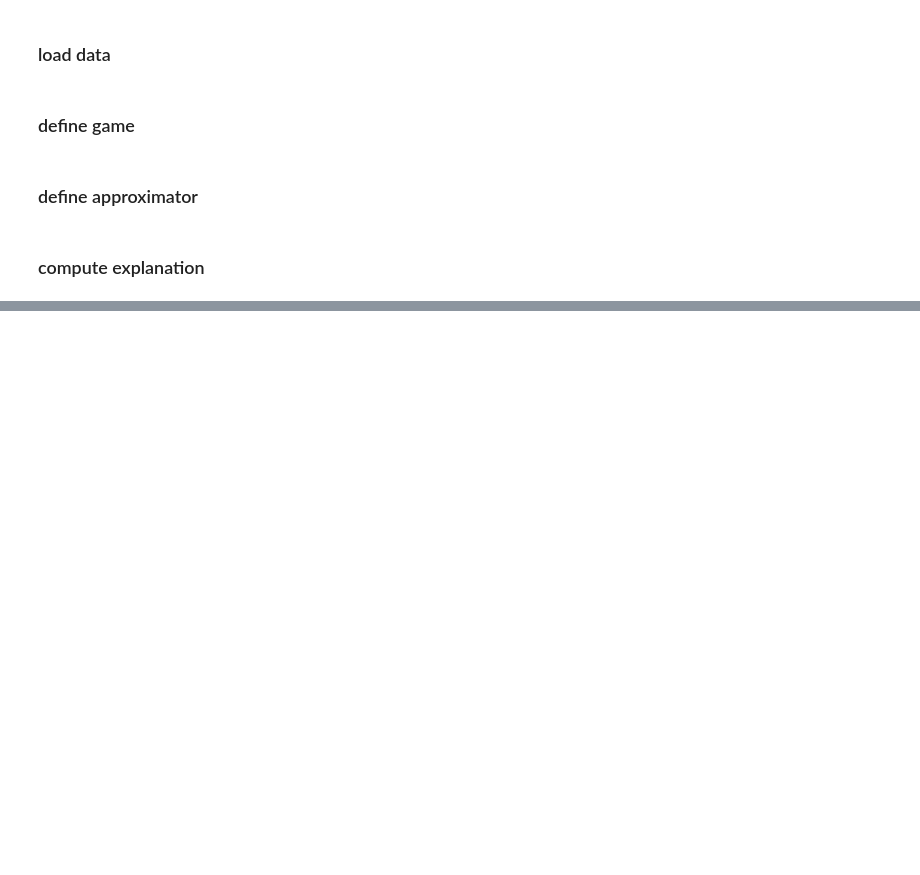
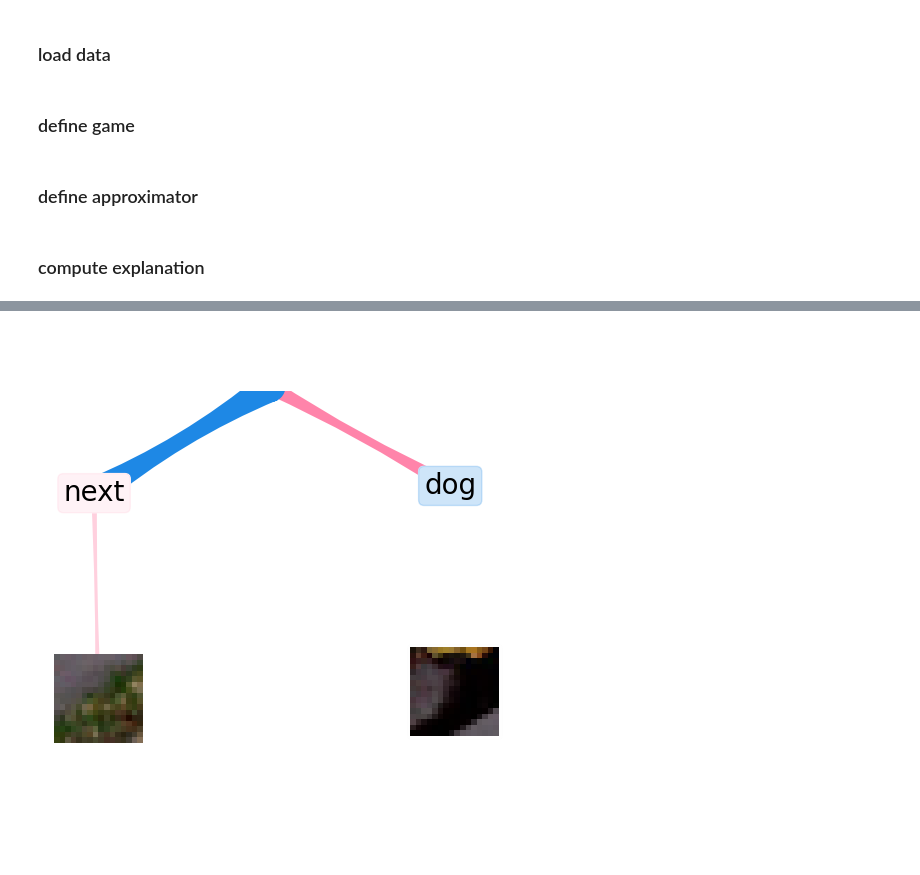
Before and after one commit to yhuang122/Image-Explanations-with-shapiq, a Jupyter notebook: example_siglip.ipynb, the cells around one changed output, grey strips where cells are left out. Saved outputs shown, nothing was run; the diff lists cells and outputs as text; code cells hidden in the pictures; blank space fills up the shorter version.

```diff
--- a/example_siglip.ipynb
+++ b/example_siglip.ipynb
@@ -214,0 +185,15 @@ plt.tight_layout(pad=0.15)
+# %%
+clique = {77, 78, 91, 105, 197, 198}
+_ = src.plot.plot_interaction_subset(
+    interaction_values,
+    clique = clique,
+    image_players = list(range(game.n_players_image)),
+    img = input_image_denormalized,
+    text = text_tokens,
+    fontsize = 20,
+    image_size = 2,
+    edges_size = 3,
+    figsize = (5, 5)
+)
+# %% [output]
+[figure, added]
```
Also changed, not shown: parts of 27 cells of this notebook, 1 other file.
